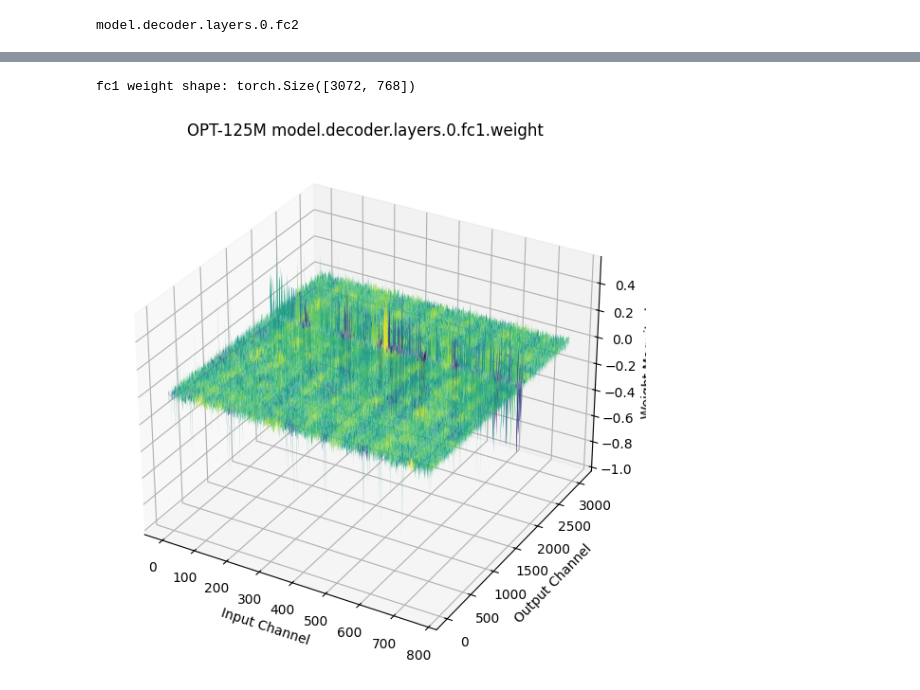
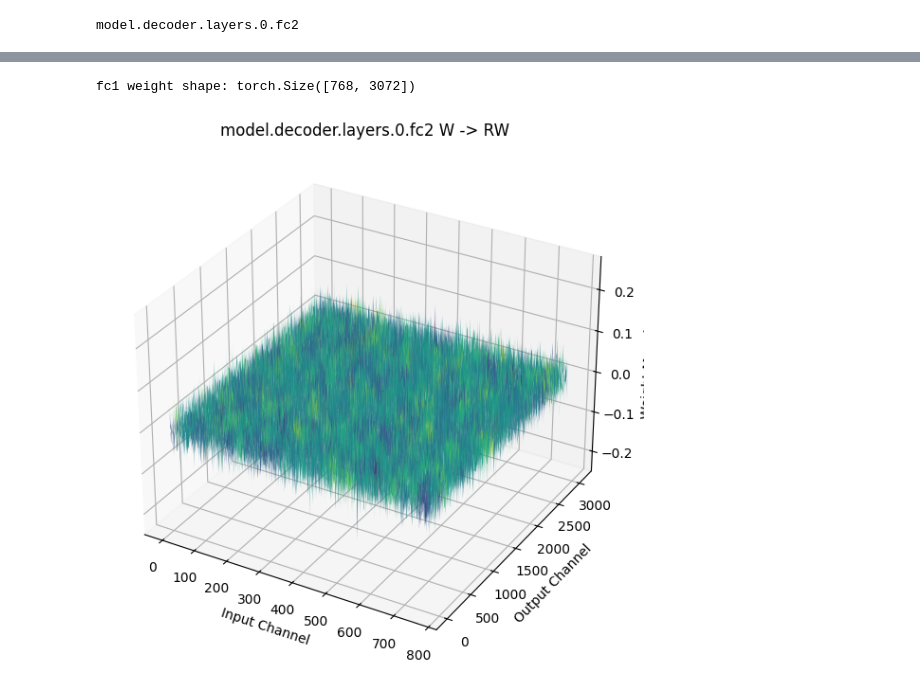
Before and after one commit to yunjun0914/Quantization, a Jupyter notebook: Practice/OPT/opt-125m.ipynb, the cells around one changed output, grey strips where cells are left out. Drawn from its saved outputs; the diff is of its cells as text; code cells hidden in the pictures.

```diff
--- a/Practice/OPT/opt-125m.ipynb
+++ b/Practice/OPT/opt-125m.ipynb
@@ -89,8 +88,8 @@ print(f"hook output shape: {acts['output'].shape}")
 batch_size = 128
 seq_len = 128
 
-Z = acts["input"].view(batch_size, seq_len, -1)
-print(f"reshaped output shape: {Z.shape}")
+A = acts["input"].view(batch_size, seq_len, -1)
+print(f"reshaped output shape: {A.shape}")
 # %% [output]
 hook input shape: torch.Size([16384, 3072])
 hook output shape: torch.Size([16384, 768])
@@ -107,10 +106,10 @@ model.decoder.layers.0.fc2
 # %%
 import matplotlib.pyplot as plt
 
-sample_idx = 1
+sample_idx = 2
 
-A = Z[sample_idx].abs().numpy()
-seq_len, num_channels = A.shape
+Z = A[sample_idx].numpy()
+seq_len, num_channels = Z.shape
 
 X, Y = np.meshgrid(
     np.arange(num_channels),
@@ -123,7 +122,7 @@ ax = fig.add_subplot(111, projection= "3d")
 ax.plot_surface(
     X,
     Y,
-    A,
+    Z,
     cmap = "viridis",
     linewidth = 0,
     antialiased = True
@@ -132,7 +131,7 @@ ax.plot_surface(
 ax.set_xlabel("Channel")
 ax.set_ylabel("Token")
 ax.set_zlabel("Value")
-ax.set_title(f"OPT-125M {target_module_name}")
+ax.set_title(f"OPT-125M activation {target_module_name}")
 
 plt.show()
 # %% [output]
@@ -173,41 +209,38 @@ plt.show()
 # %%
-import torch
-import numpy as np
-import matplotlib.pyplot as plt
-
-W = model.model.decoder.layers[0].fc1.weight.detach().float().cpu()
+W = target_module.weight.detach().cpu()
 
 print("fc1 weight shape:", W.shape)
+RW = R.T @ W.T
 
 
-Z = W.numpy()
+Z = RW.numpy()
 
 out_channels, in_channels = Z.shape
 
 X, Y = np.meshgrid(
     np.arange(in_channels),
     np.arange(out_channels),
 )
 
 fig = plt.figure(figsize=(12, 6))
 ax = fig.add_subplot(111, projection="3d")
 
 ax.plot_surface(
     X,
     Y,
     Z,
     cmap="viridis",
     linewidth=0,
     antialiased=True,
 )
 
 ax.set_xlabel("Input Channel")
 ax.set_ylabel("Output Channel")
 ax.set_zlabel("Weight Magnitude")
-ax.set_title("OPT-125M model.decoder.layers.0.fc1.weight")
+ax.set_title(f"{target_module_name} W -> RW")
 
 plt.tight_layout()
 plt.show()
 # %% [output]
-fc1 weight shape: torch.Size([3072, 768])
+fc1 weight shape: torch.Size([768, 3072])
-[figure, old version]
+[figure, new version]
```
Also changed, not shown: parts of 6 cells of this notebook, 1 other file.
